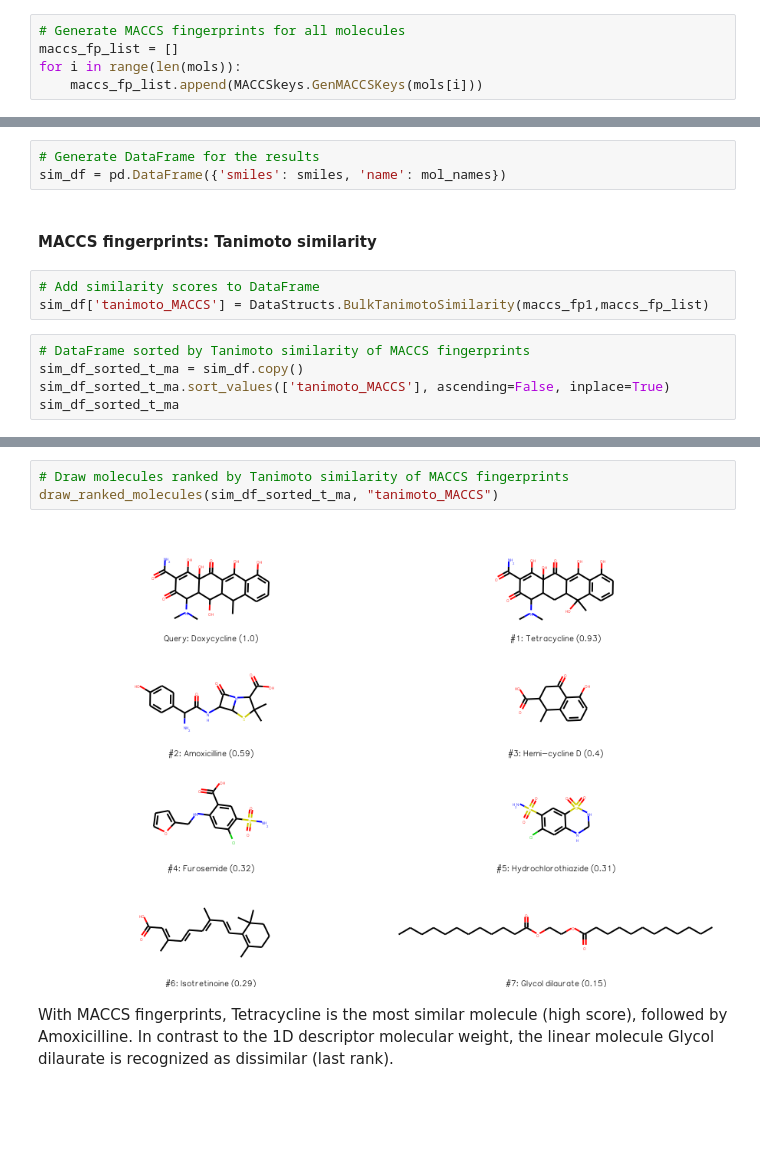
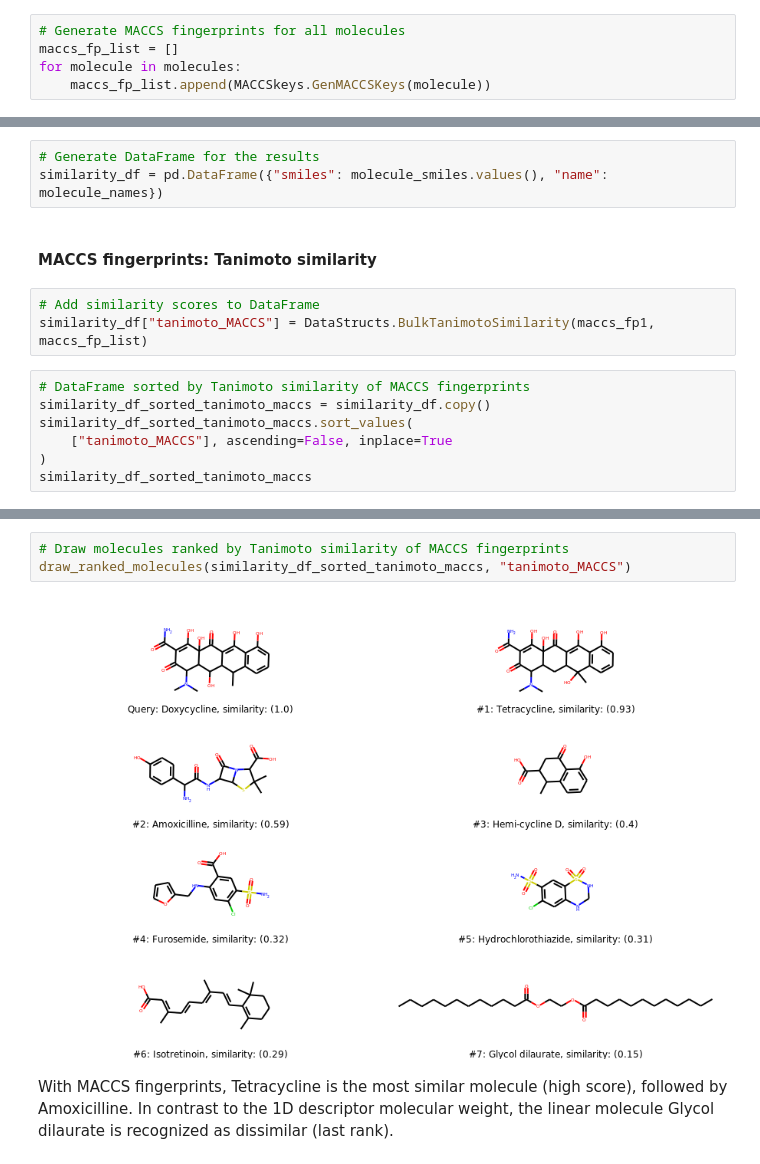
Before and after one commit to volkamerlab/teachopencadd, a Jupyter notebook: teachopencadd/talktorials/004_compound_similarity/talktorial.ipynb, the cells around one changed output, grey strips where cells are left out. Cells and saved outputs as stored; diff of their text form; blank space fills up the shorter version.

```diff
--- a/teachopencadd/talktorials/004_compound_similarity/talktorial.ipynb
+++ b/teachopencadd/talktorials/004_compound_similarity/talktorial.ipynb
@@ -293,8 +317,8 @@ maccs_fp1.ToBitString()
 # %%
 # Generate MACCS fingerprints for all molecules
 maccs_fp_list = []
-for i in range(len(mols)):
-    maccs_fp_list.append(MACCSkeys.GenMACCSKeys(mols[i]))
+for molecule in molecules:
+    maccs_fp_list.append(MACCSkeys.GenMACCSKeys(molecule))
 # %% [markdown]
 #### 2D molecular descriptors: Morgan fingerprints
 
@@ -382,17 +420,19 @@ def draw_ranked_molecules(sim_df_sorted, sorted_column):
 In the following, we will investigate all combinations of MACCS/Morgan fingerprint comparisons based on the Tanimoto/Dice similarity measure. Therefore, we create a DataFrame that will summarize our results:
 # %%
 # Generate DataFrame for the results
-sim_df = pd.DataFrame({'smiles': smiles, 'name': mol_names})
+similarity_df = pd.DataFrame({"smiles": molecule_smiles.values(), "name": molecule_names})
 # %% [markdown]
 #### MACCS fingerprints: Tanimoto similarity
 # %%
 # Add similarity scores to DataFrame
-sim_df['tanimoto_MACCS'] = DataStructs.BulkTanimotoSimilarity(maccs_fp1,maccs_fp_list)
+similarity_df["tanimoto_MACCS"] = DataStructs.BulkTanimotoSimilarity(maccs_fp1, maccs_fp_list)
 # %%
 # DataFrame sorted by Tanimoto similarity of MACCS fingerprints
-sim_df_sorted_t_ma = sim_df.copy()
-sim_df_sorted_t_ma.sort_values(['tanimoto_MACCS'], ascending=False, inplace=True)
-sim_df_sorted_t_ma
+similarity_df_sorted_tanimoto_maccs = similarity_df.copy()
+similarity_df_sorted_tanimoto_maccs.sort_values(
+    ["tanimoto_MACCS"], ascending=False, inplace=True
+)
+similarity_df_sorted_tanimoto_maccs
 # %% [output]
 |  | smiles | name | tanimoto_MACCS |
 | 0 | CC1C2C(C3C(C(=O)C(=C(C3(C(=O)C2=C... | Doxycycline | 1.000000 |
@@ -405,9 +445,9 @@ sim_df_sorted_t_ma
 | 3 | CCCCCCCCCCCC(=O)OCCOC(=O)CCCCCCCCCCC | Glycol dilaurate | 0.149254 |
 # %%
 # Draw molecules ranked by Tanimoto similarity of MACCS fingerprints
-draw_ranked_molecules(sim_df_sorted_t_ma, "tanimoto_MACCS")
+draw_ranked_molecules(similarity_df_sorted_tanimoto_maccs, "tanimoto_MACCS")
 # %% [output]
-[figure, old version]
+[figure, new version]
 # %% [markdown]
 With MACCS fingerprints, Tetracycline is the most similar molecule (high score), followed by Amoxicilline. In contrast to the 1D descriptor molecular weight, the linear molecule Glycol dilaurate is recognized as dissimilar (last rank).
 # %% [markdown]
```
Also changed, not shown: parts of 48 cells of this notebook.
